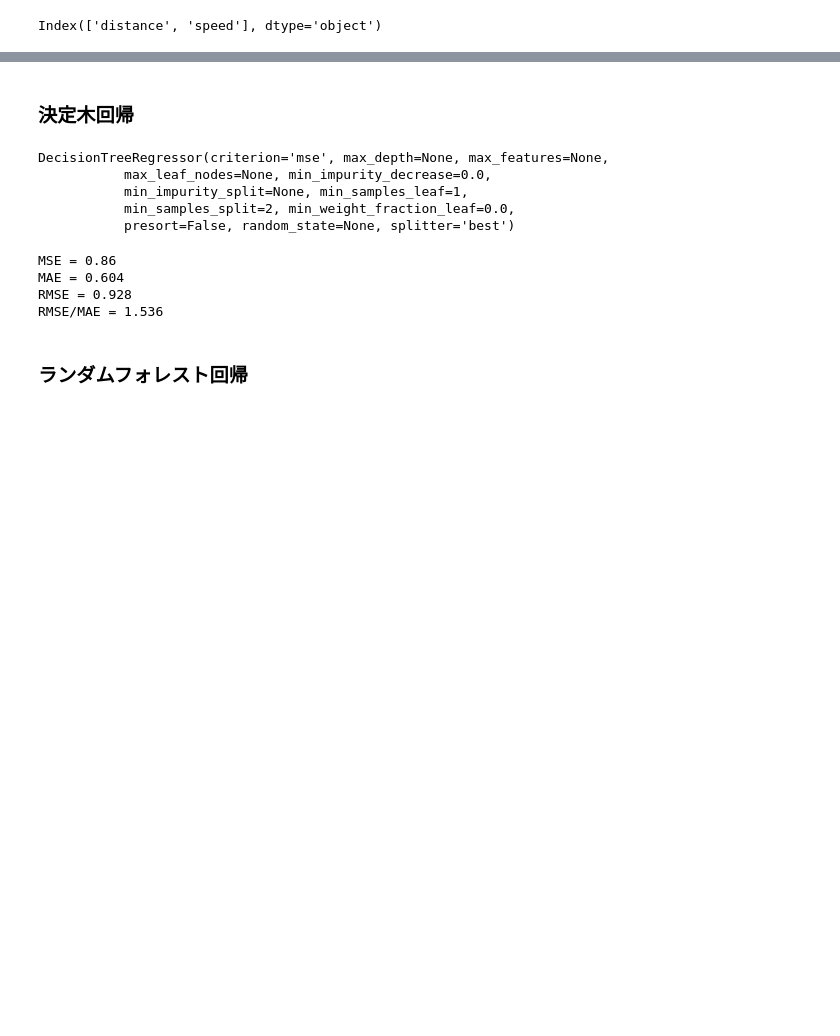
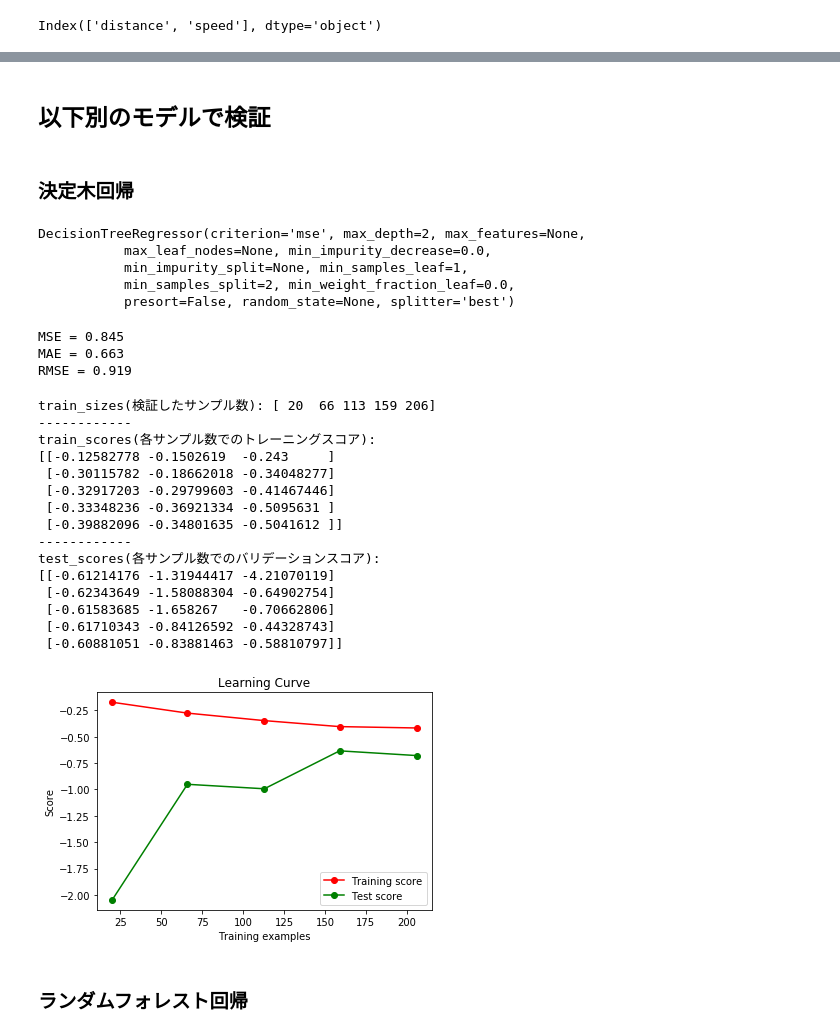
Before and after one commit to furu8/Kaggle, a Jupyter notebook: Car_Fuel_Consumption.ipynb, the cells around one changed output, grey strips where cells are left out. Saved outputs shown, nothing was run; the diff lists cells and outputs as text; code cells hidden in the pictures; blank space fills up the shorter version.

```diff
--- a/Car_Fuel_Consumption.ipynb
+++ b/Car_Fuel_Consumption.ipynb
@@ -504,3 +620,5 @@ RMSE/MAE = 1.237
+# %% [markdown]
+## 以下別のモデルで検証
 # %% [markdown]
 ### 決定木回帰
 # %%
@@ -511,10 +629,10 @@ X = df.drop(["consume"], axis=1)
 test_size = 0.2
 X_train, X_test, y_train, y_test = train_test_split(X, y, test_size=test_size, random_state=1234)
 
-detr = DecisionTreeRegressor()
+detr = DecisionTreeRegressor(max_depth=2, min_samples_split=2)
 detr.fit(X_train, y_train)
 # %% [output]
-DecisionTreeRegressor(criterion='mse', max_depth=None, max_features=None,
+DecisionTreeRegressor(criterion='mse', max_depth=2, max_features=None,
            max_leaf_nodes=None, min_impurity_decrease=0.0,
            min_impurity_split=None, min_samples_leaf=1,
            min_samples_split=2, min_weight_fraction_leaf=0.0,
@@ -534,14 +652,69 @@ print("MAE = %s"%round(mae,3) )
 # RMSEを計算
 rmse = np.sqrt(mse)
 print("RMSE = %s"%round(rmse, 3) )
-
-# RMSE / MAE ≒ 1.253が良いモデル
-print("RMSE/MAE = %s"%round(rmse/mae, 3))
 # %% [output]
-MSE = 0.86
-MAE = 0.604
-RMSE = 0.928
-RMSE/MAE = 1.536
+MSE = 0.845
+MAE = 0.663
+RMSE = 0.919
+# %%
+estimator = DecisionTreeRegressor(max_depth=2, min_samples_split=2)
+
+# 50から350まで50刻みで検証する
+# train_sizes = np.arange(0, 206, 20)
+
+# cvにintを渡すと k-foldの「k」を指定できる
+# ↓では3にしているので、3-fold法を使用する。
+train_sizes, train_scores, test_scores = learning_curve(
+    estimator, X_train, y_train, cv=3, scoring="neg_mean_squared_error", random_state=1234, shuffle=True
+)
+
+print("train_sizes(検証したサンプル数): {}".format(train_sizes))
+print("------------")
+print("train_scores(各サンプル数でのトレーニングスコア): \n{}".format(train_scores))
+print("------------")
+print("test_scores(各サンプル数でのバリデーションスコア): \n{}".format(test_scores))
+
+
+
+train_scores_mean = np.mean(train_scores, axis=1)
+train_scores_std = np.std(train_scores, axis=1)
+test_scores_mean = np.mean(test_scores, axis=1)
+test_scores_std = np.std(test_scores, axis=1)
+
+plt.figure()
+plt.title("Learning Curve")
+plt.xlabel("Training examples")
+plt.ylabel("Score")
+
+# Traing score と Test score をプロット
+plt.plot(train_sizes, train_scores_mean, 'o-', color="r", label="Training score")
+plt.plot(train_sizes, test_scores_mean, 'o-', color="g", label="Test score")
+
+# 標準偏差の範囲を色付け
+# plt.fill_between(train_sizes, train_scores_mean - train_scores_std, train_scores_mean + train_scores_std, color="r", alpha=0.2)
+# plt.fill_between(train_sizes, test_scores_mean - test_scores_std, test_scores_mean + test_scores_std, color="g", alpha=0.2)
+
+# plt.ylim(0.85, 1.0)
+plt.legend(loc="best")
+
+plt.show()
+# %% [output]
+train_sizes(検証したサンプル数): [ 20  66 113 159 206]
+------------
+train_scores(各サンプル数でのトレーニングスコア):
+[[-0.12582778 -0.1502619  -0.243     ]
+ [-0.30115782 -0.18662018 -0.34048277]
+ [-0.32917203 -0.29799603 -0.41467446]
+ [-0.33348236 -0.36921334 -0.5095631 ]
+ [-0.39882096 -0.34801635 -0.5041612 ]]
+------------
+test_scores(各サンプル数でのバリデーションスコア):
+[[-0.61214176 -1.31944417 -4.21070119]
+ [-0.62343649 -1.58088304 -0.64902754]
+ [-0.61583685 -1.658267   -0.70662806]
+ [-0.61710343 -0.84126592 -0.44328743]
+ [-0.60881051 -0.83881463 -0.58810797]]
+[figure, added]
 # %% [markdown]
 ### ランダムフォレスト回帰
 # %%
```
Also changed, not shown: parts of 24 cells of this notebook.
